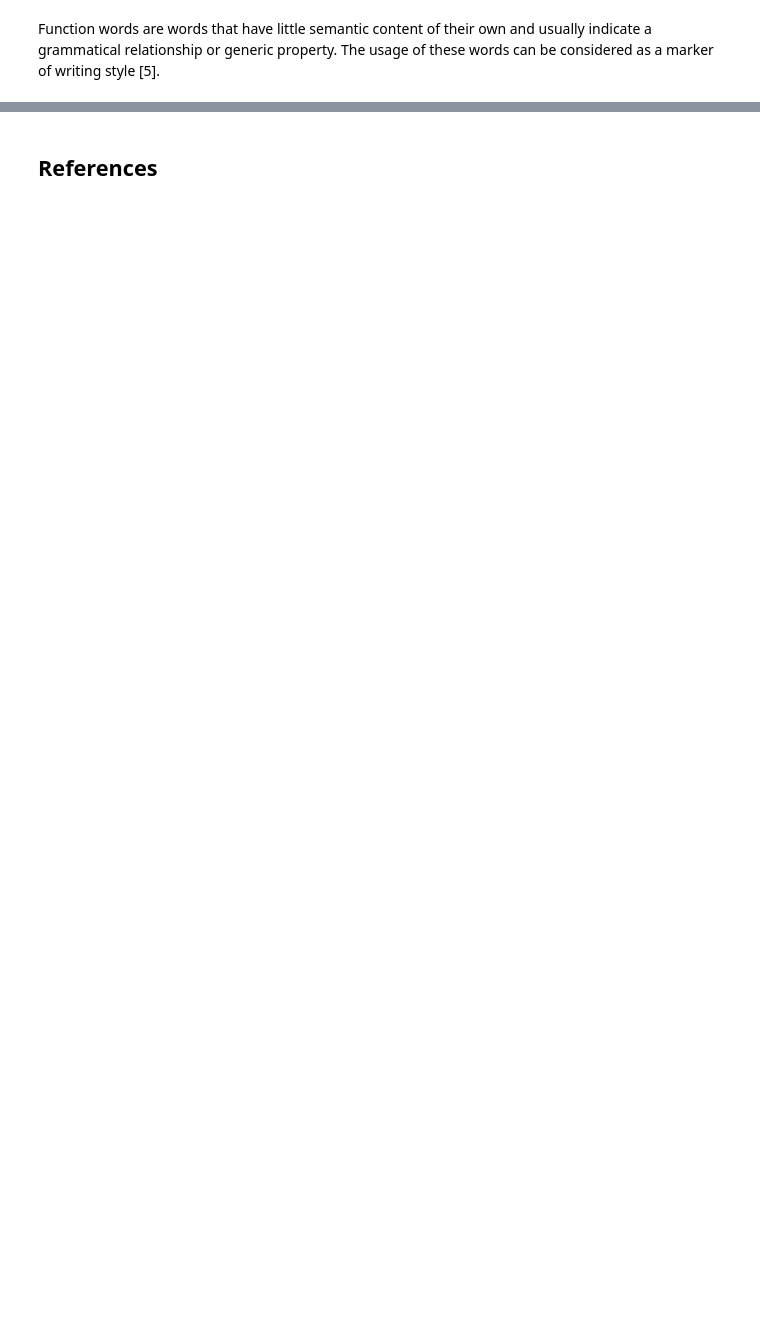
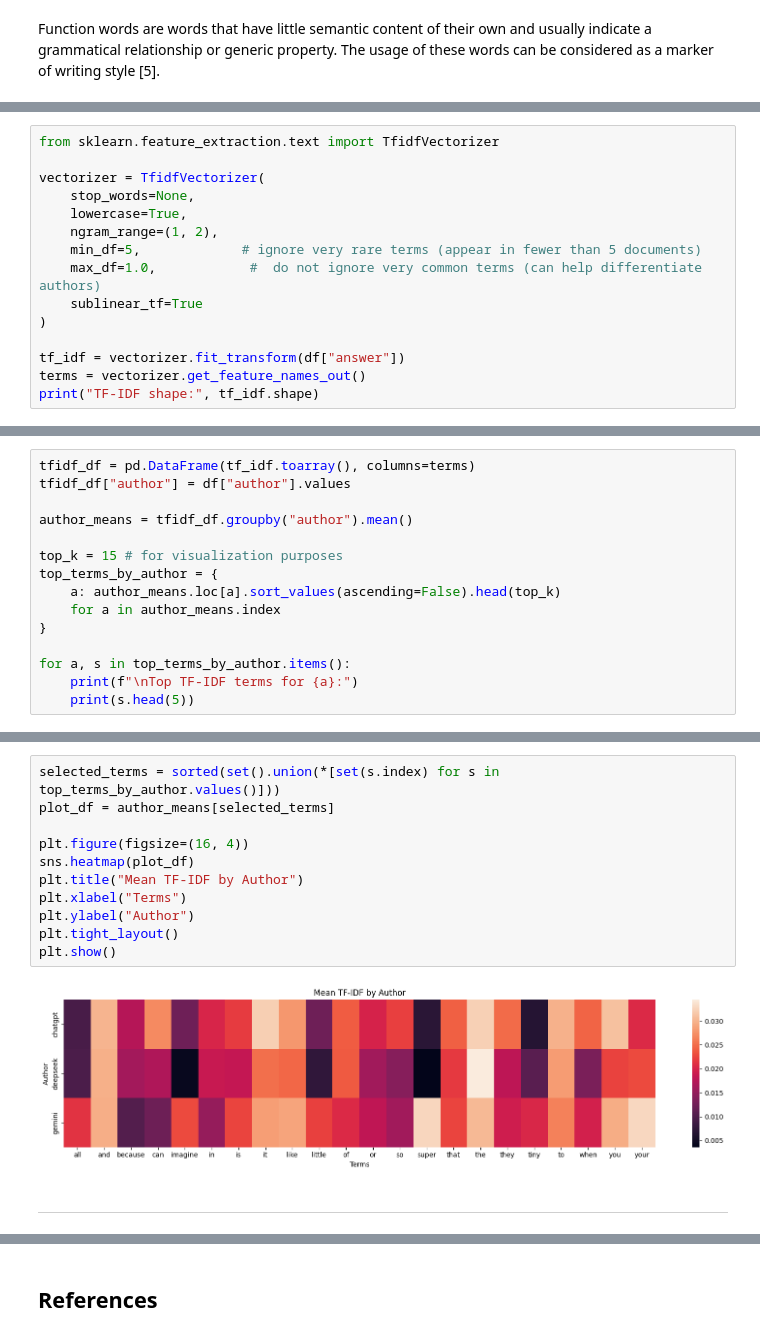
Before and after one commit to tonyyyy0304/STINTSYMCO, a Jupyter notebook: llm_corpus_analysis.ipynb, the cells around one changed output, grey strips where cells are left out. Saved outputs shown, nothing was run; the diff lists cells and outputs as text; blank space fills up the shorter version.

```diff
--- a/llm_corpus_analysis.ipynb
+++ b/llm_corpus_analysis.ipynb
@@ -240,0 +334,15 @@ Function words are words that have little semantic content of their own and usua
+# %%
+from sklearn.feature_extraction.text import TfidfVectorizer
+
+vectorizer = TfidfVectorizer(
+    stop_words=None,
+    lowercase=True,
+    ngram_range=(1, 2),
+    min_df=5,             # ignore very rare terms (appear in fewer than 5 documents)
+    max_df=1.0,            #  do not ignore very common terms (can help differentiate authors)
+    sublinear_tf=True
+)
+
+tf_idf = vectorizer.fit_transform(df["answer"])
+terms = vectorizer.get_feature_names_out()
+print("TF-IDF shape:", tf_idf.shape)
@@ -240,0 +357,15 @@ Function words are words that have little semantic content of their own and usua
+# %%
+tfidf_df = pd.DataFrame(tf_idf.toarray(), columns=terms)
+tfidf_df["author"] = df["author"].values
+
+author_means = tfidf_df.groupby("author").mean()
+
+top_k = 15 # for visualization purposes
+top_terms_by_author = {
+    a: author_means.loc[a].sort_values(ascending=False).head(top_k)
+    for a in author_means.index
+}
+
+for a, s in top_terms_by_author.items():
+    print(f"\nTop TF-IDF terms for {a}:")
+    print(s.head(5))
@@ -240,0 +390,15 @@ Function words are words that have little semantic content of their own and usua
+# %%
+selected_terms = sorted(set().union(*[set(s.index) for s in top_terms_by_author.values()]))
+plot_df = author_means[selected_terms]
+
+plt.figure(figsize=(16, 4))
+sns.heatmap(plot_df)
+plt.title("Mean TF-IDF by Author")
+plt.xlabel("Terms")
+plt.ylabel("Author")
+plt.tight_layout()
+plt.show()
+# %% [output]
+[figure, added]
+# %% [markdown]
+***
```
Also changed, not shown: parts of 22 cells of this notebook.
